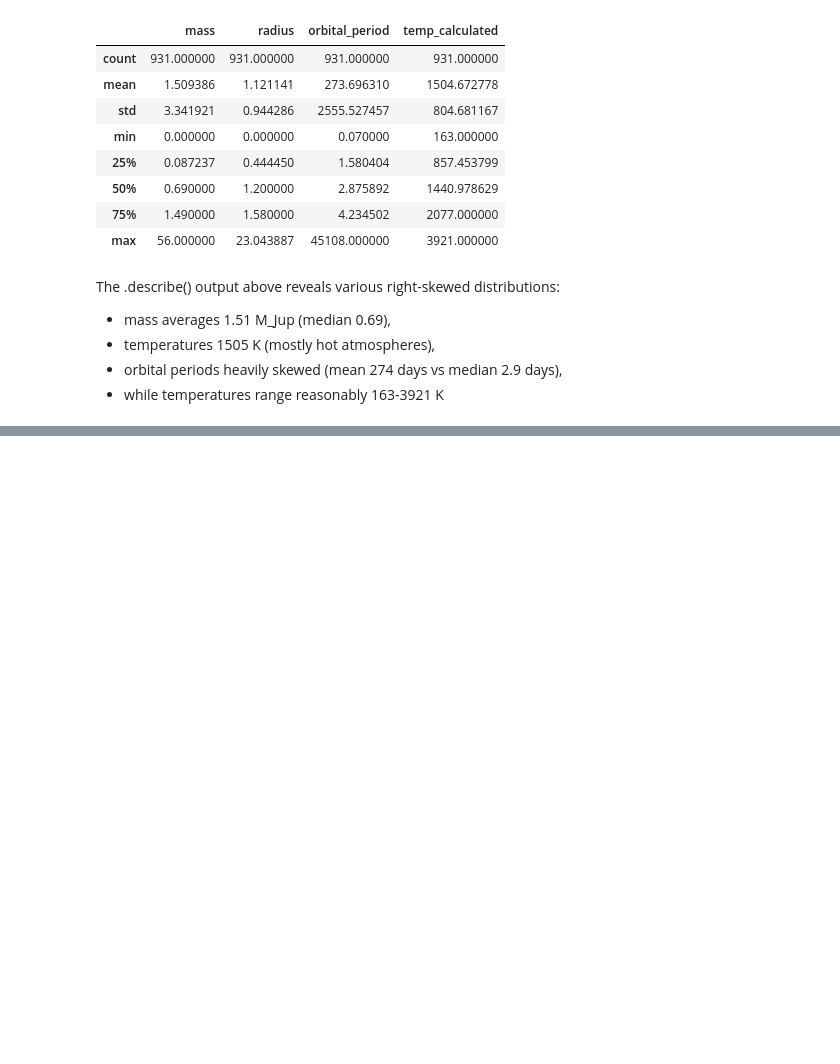
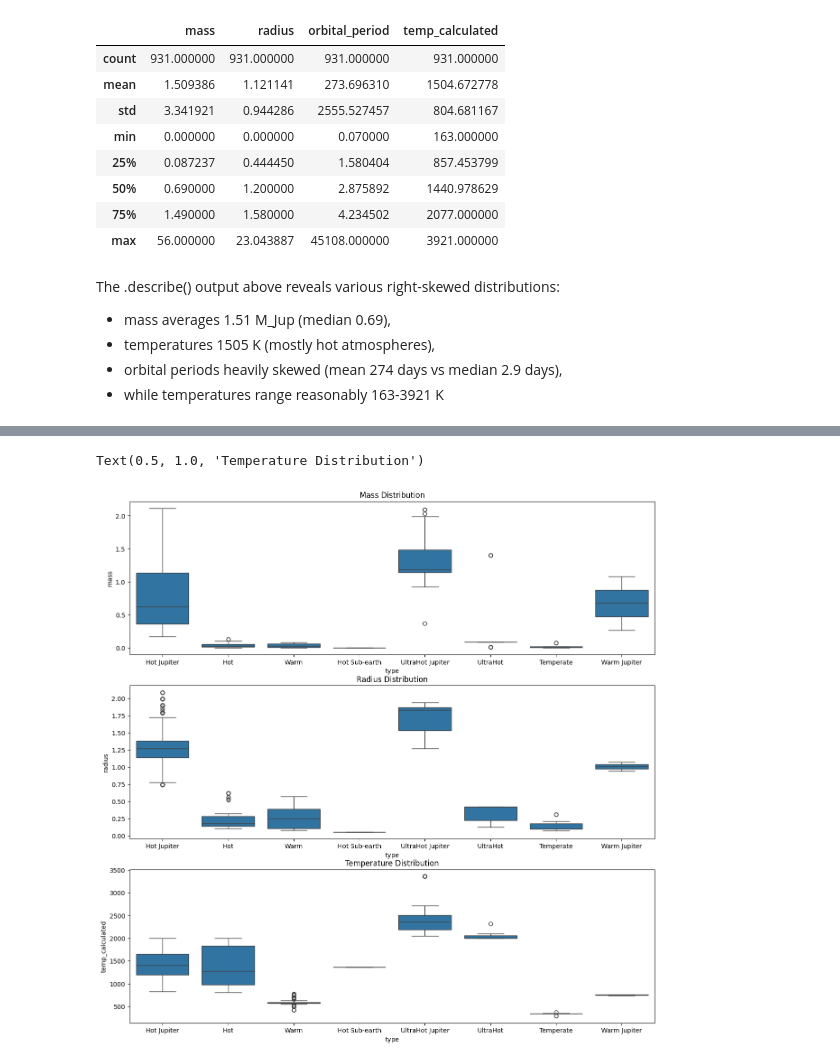
Before and after one commit to Dova-afk/MUCYT_IASCA, a Jupyter notebook: EDA_Exoatmospheres.ipynb, the cells around one changed output, grey strips where cells are left out. Drawn from its saved outputs; the diff is of its cells as text; code cells hidden in the pictures; blank space fills up the shorter version.

```diff
--- a/EDA_Exoatmospheres.ipynb
+++ b/EDA_Exoatmospheres.ipynb
@@ -148,11 +154,22 @@ Text(0.5, 1.0, 'Temperature Distribution')
 # %%
-df_clean = ExoAtmos_planets_refined.copy()
+exoatmos_clean = ExoAtmos_planets_refined.copy()
 
-# Compute IQR for mass
-Q1 = df_clean['mass'].quantile(0.25)
-Q3 = df_clean['mass'].quantile(0.75)
-IQR = Q3 - Q1
-lower_bound = Q1 - 1.5 * IQR  # ~0.2
-upper_bound = Q3 + 1.5 * IQR  # ~6-8
+Qm1 = exoatmos_clean['mass'].quantile(0.25)
+Qm3 = exoatmos_clean['mass'].quantile(0.75)
+IQR = Qm3 - Qm1
+lower_bound = Qm1 - 0.5 * IQR
+upper_bound = Qm3 + 0.5 * IQR
 
-df_no_outliers = df_clean[(df_clean['mass'] >= lower_bound) & (df_clean['mass'] <= upper_bound)]
+Qr1 = exoatmos_clean['radius'].quantile(0.25)
+Qr3 = exoatmos_clean['radius'].quantile(0.75)
+IQR_radius = Qr3 - Qr1
+lower_bound_radius = Qr1 - 0.5 * IQR_radius
+upper_bound_radius = Qr3 + 0.5 * IQR_radius
+
+Qo1 = exoatmos_clean['orbital_period'].quantile(0.25)
+Qo3 = exoatmos_clean['orbital_period'].quantile(0.75)
+IQR_orbital = Qo3 - Qo1
+lower_bound_orbital = Qo1 - 0.5 * IQR_orbital
+upper_bound_orbital = Qo3 + 0.5 * IQR_orbital
+
+exoatmos_no_outliers = exoatmos_clean[(exoatmos_clean['mass'] >= lower_bound) & (exoatmos_clean['mass'] <= upper_bound) & (exoatmos_clean['radius'] >= lower_bound_radius) & (exoatmos_clean['radius'] <= upper_bound_radius) & (exoatmos_clean['orbital_period'] >= lower_bound_orbital) & (exoatmos_clean['orbital_period'] <= upper_bound_orbital)]
@@ -165,0 +176,11 @@ plt.tight_layout()
+# %%
+fig, axes = plt.subplots(3, 1, figsize=(15, 15))
+sns.boxplot(data=exoatmos_no_outliers, y='mass', x='type',  ax=axes[0])
+sns.boxplot(data=exoatmos_no_outliers, y='radius', x='type', ax=axes[1])
+sns.boxplot(data=exoatmos_no_outliers, y='temp_calculated', x='type', ax=axes[2])
+axes[0].set_title('Mass Distribution')
+axes[1].set_title('Radius Distribution')
+axes[2].set_title('Temperature Distribution')
+# %% [output]
+Text(0.5, 1.0, 'Temperature Distribution')
+[figure, added]
```
Also changed, not shown: parts of 12 cells of this notebook, 1 other file.
